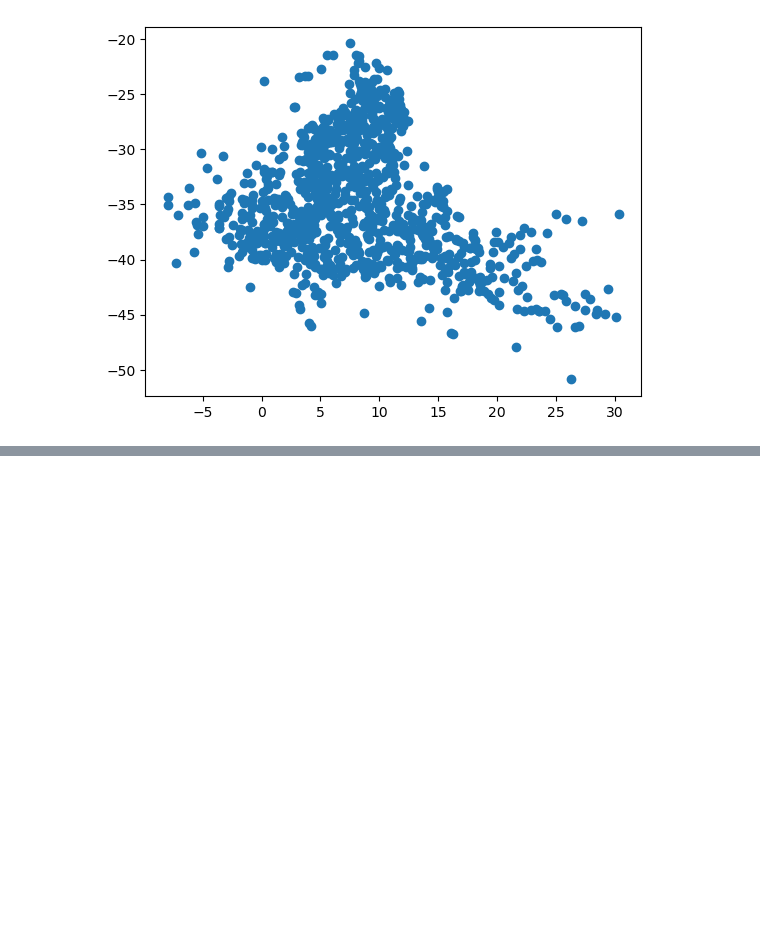
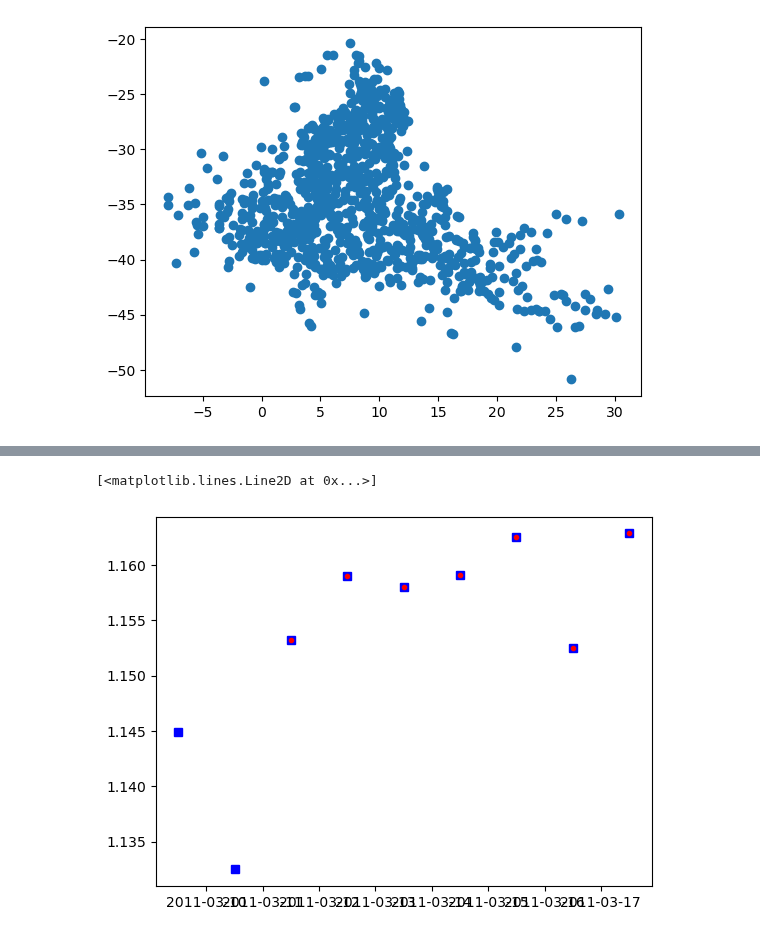
Before and after one commit to OceanParcels/Backtracking_Abyssal_Nanoplastics, a Jupyter notebook: simulation/stitch_together_output_files.ipynb, the cells around one changed output, grey strips where cells are left out. Cells and saved outputs as stored; diff of their text form; code cells hidden in the pictures; blank space fills up the shorter version.

```diff
--- a/simulation/stitch_together_output_files.ipynb
+++ b/simulation/stitch_together_output_files.ipynb
@@ -901,0 +127,7 @@ ValueError: zero-size array to reduction operation fmin which has no identity
+# %%
+pp = 40
+plt.plot(full.time[pp, -9:], full.cons_temperature[pp, -9:], 'bs', label='full')
+plt.plot(part1_a.time[pp, -7:], part1_a.cons_temperature[pp,-7:], 'r.', label='part1_a')
+# %% [output]
+[<matplotlib.lines.Line2D at 0x...>]
+[figure, added]
```
Also changed, not shown: parts of 71 cells of this notebook, 1 other file.
